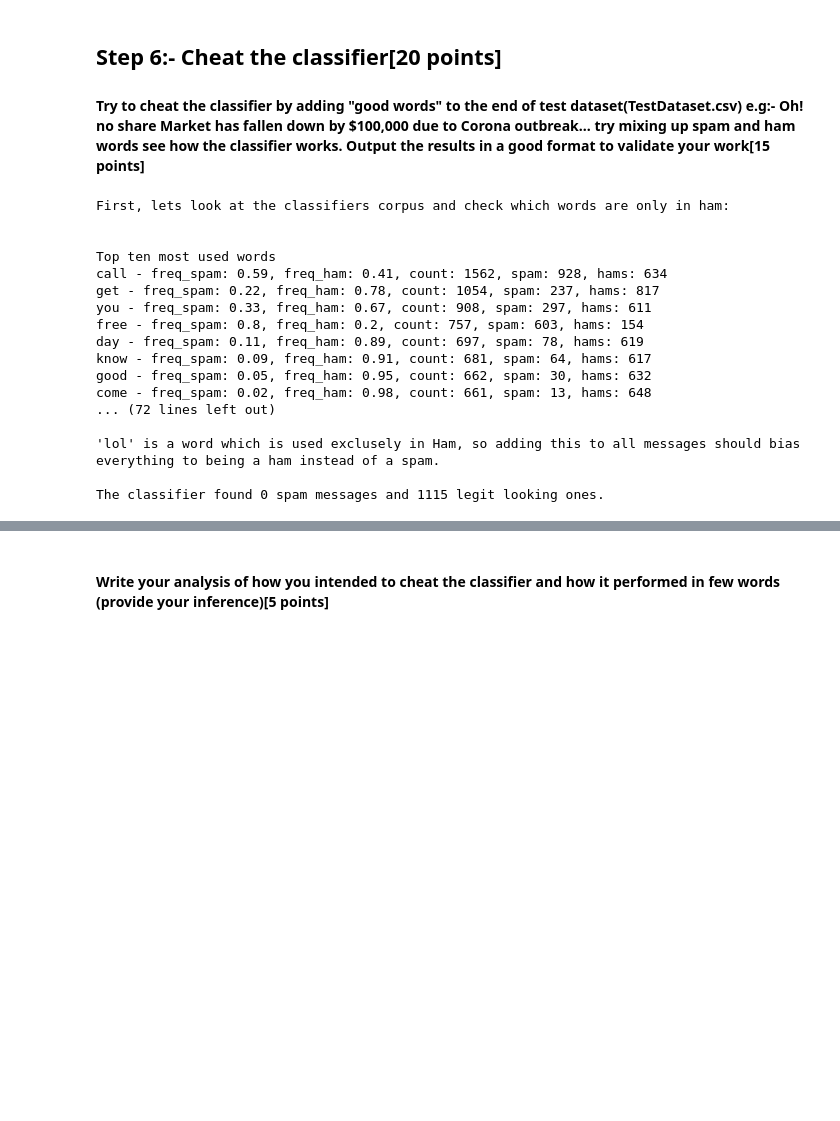
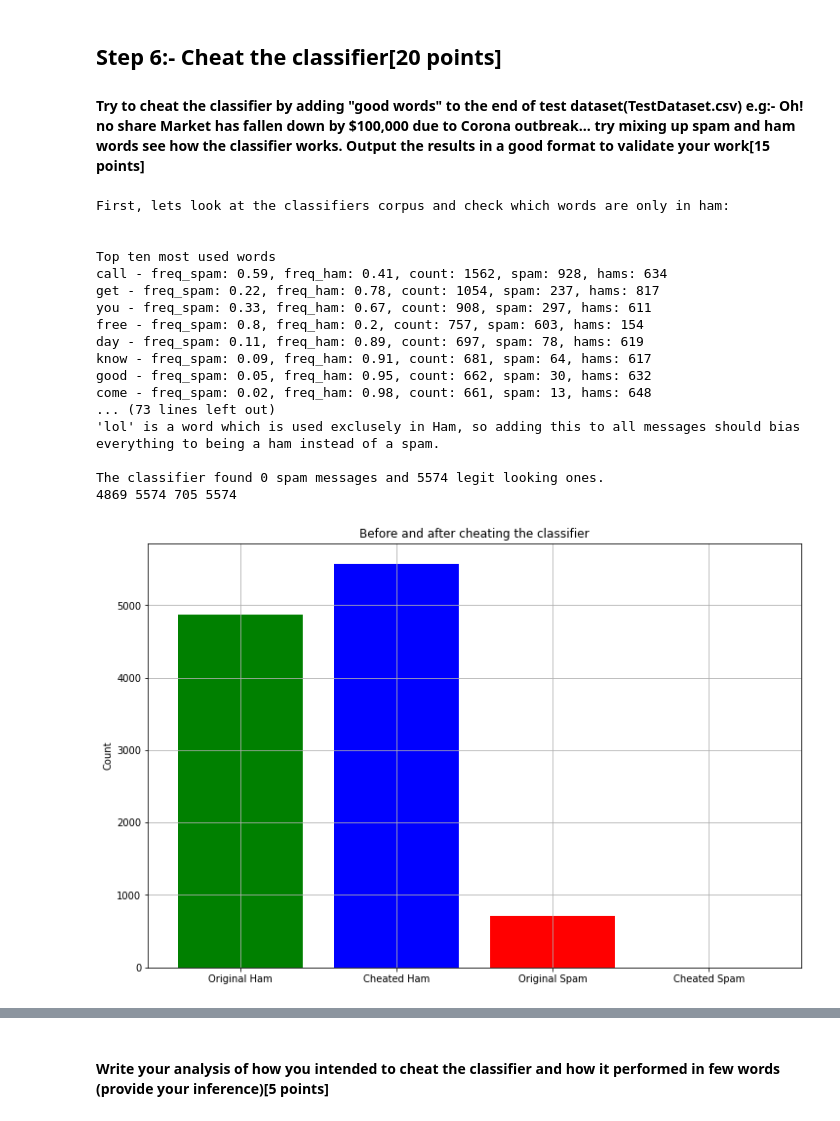
Before and after one commit to malwaru/Awesome-MachineLearning, a Jupyter notebook: ML_Assignment_02/Naive_Bayes.ipynb, the cells around one changed output, grey strips where cells are left out. Cells and saved outputs as stored; diff of their text form; code cells hidden in the pictures; blank space fills up the shorter version.

```diff
--- a/ML_Assignment_02/Naive_Bayes.ipynb
+++ b/ML_Assignment_02/Naive_Bayes.ipynb
@@ -620,38 +675,89 @@ spam_filter._show_output()
 
 print("\n\n'lol' is a word which is used exclusely in Ham, so adding this to all messages should bias everything to being a ham instead of a spam.")
 
+## Prediction before manipulation of data
 
+pre_count_spam = 0
+pre_count_ham = 0
+pre_predictions=[]
+truths = []
+
+for text in raw_data:
+    pred = spam_filter.predict(text['text'], biased=False)
+    pre_predictions.append(pred)
+
+    truths.append(text["type"])
+    if pred == "spam":
+        pre_count_spam += 1
+    else:
+        pre_count_ham += 1
+
+pre_confusion = confusion_matrix(truths, pre_predictions, labels=["spam", "ham"], normalize="all")
+
+
+
+
+##Cheating the classifier
 for i, message in enumerate(raw_data):
-    raw_data[i] = message + " lol"
+    raw_data[i]['text'] = message['text'] + " lol"
 
 
 count_spam = 0
 count_ham = 0
+cheat_predictions=[]
 
 
 for text in raw_data:
-    pred = spam_filter.predict(text, biased=False)
+    pred = spam_filter.predict(text['text'], biased=False)
+    cheat_predictions.append(pred)
     if pred == "spam":
         count_spam += 1
     else:
         count_ham += 1
 
+cheat_confusion = confusion_matrix(truths, cheat_predictions, labels=["spam", "ham"], normalize="all")
+
+
 print(f"\nThe classifier found {count_spam} spam messages and {count_ham} legit looking ones.")
+
+print(pre_count_ham,count_ham,pre_count_spam,count_ham)
+figure_cheat=plt.figure(figsize=(12,8))
+ax2=figure_cheat.add_subplot(111)
+ax2.bar(["Original Ham","Cheated Ham","Original Spam","Cheated Spam"],[pre_count_ham,count_ham,pre_count_spam,count_spam],color=["green","blue","red","orange"])
+ax2.set(title="Before and after cheating the classifier",ylabel="Count")
+ax2.grid()
+
+
+pre_confusion_mat=[[round(pre_confusion[0][0],3),round(pre_confusion[0][1], 3)],[round(pre_confusion[1][0], 3),round(pre_confusion[1][1], 3)]]
+cheat_confusion_mat=[[round(cheat_confusion[0][0],3),round(cheat_confusion[0][1], 3)],[round(cheat_confusion[1][0], 3),round(cheat_confusion[1][1], 3)]]
+
+figurecheat=plt.figure(figsize=(12,8))
+axcon1=figurecheat.add_subplot(121)
+axcon1=sns.heatmap(pre_confusion_mat,xticklabels=["Predicted Spam","Predicted Ham"],yticklabels=["True Spam","True Ham"])
+axcon1.set(title="Pre Cheating")
+
+axcon2=figurecheat.add_subplot(122)
+axcon1=sns.heatmap(cheat_confusion_mat,xticklabels=["Predicted Spam","Predicted Ham"],yticklabels=["True Spam","True Ham"])
+axcon1.set(title="Post Cheat")
+
+
+plt.show()
 # %% [output]
 First, lets look at the classifiers corpus and check which words are only in ham:
 
 
 Top ten most used words
 call - freq_spam: 0.59, freq_ham: 0.41, count: 1562, spam: 928, hams: 634
 get - freq_spam: 0.22, freq_ham: 0.78, count: 1054, spam: 237, hams: 817
 you - freq_spam: 0.33, freq_ham: 0.67, count: 908, spam: 297, hams: 611
 free - freq_spam: 0.8, freq_ham: 0.2, count: 757, spam: 603, hams: 154
 day - freq_spam: 0.11, freq_ham: 0.89, count: 697, spam: 78, hams: 619
 know - freq_spam: 0.09, freq_ham: 0.91, count: 681, spam: 64, hams: 617
 good - freq_spam: 0.05, freq_ham: 0.95, count: 662, spam: 30, hams: 632
 come - freq_spam: 0.02, freq_ham: 0.98, count: 661, spam: 13, hams: 648
-... (72 lines left out)
-
+... (73 lines left out)
 'lol' is a word which is used exclusely in Ham, so adding this to all messages should bias everything to being a ham instead of a spam.
 
-The classifier found 0 spam messages and 1115 legit looking ones.
+The classifier found 0 spam messages and 5574 legit looking ones.
+4869 5574 705 5574
+[figure, added]
```
Also changed, not shown: parts of 6 cells of this notebook.
